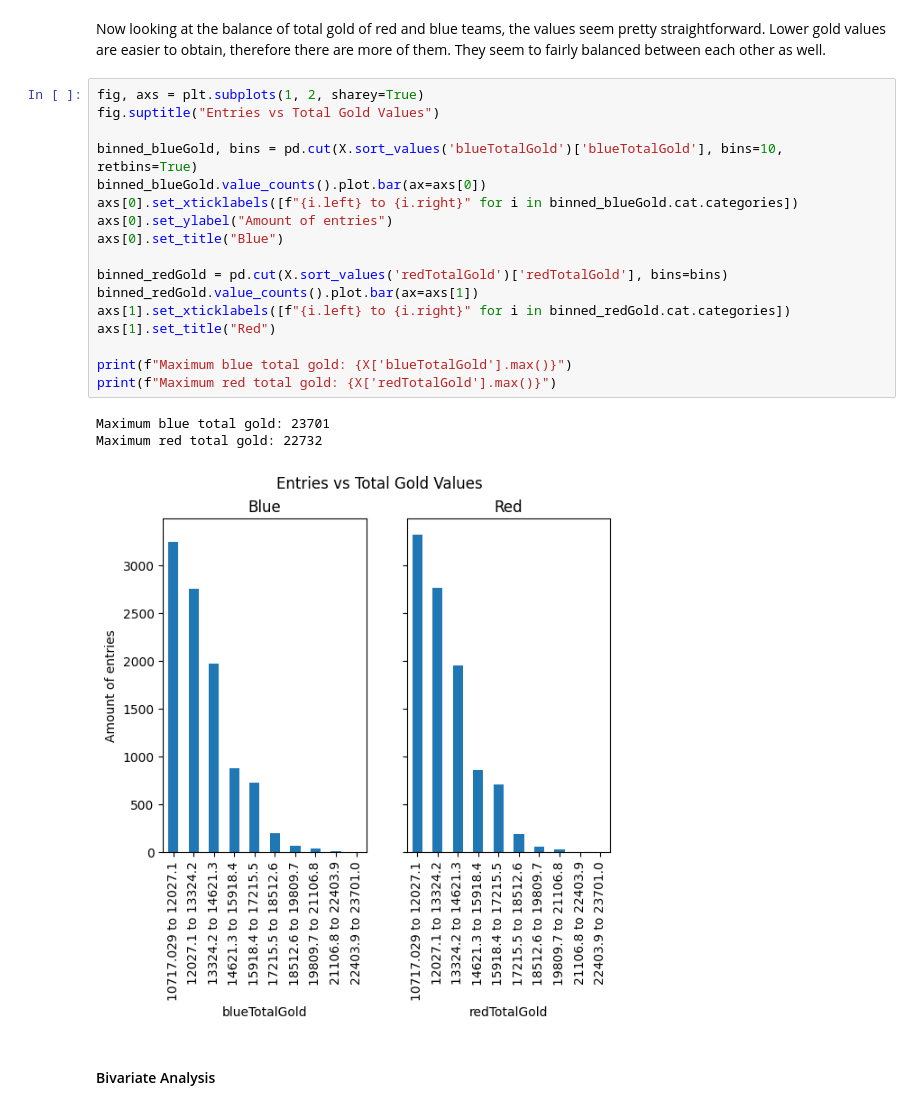
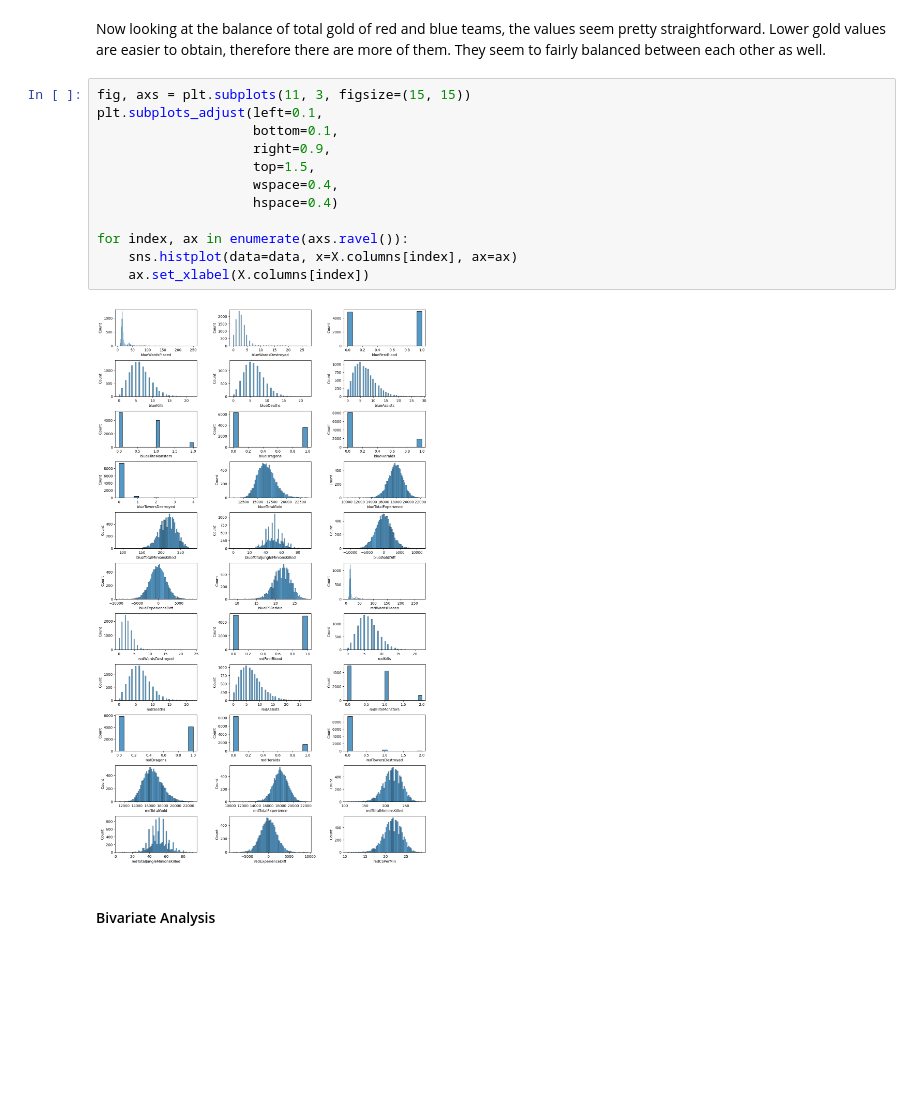
Before and after one commit to DiskoTecha/Lol10MinWinClassification, a Jupyter notebook: Lol10MinWinClassification.ipynb, the cells around one changed output. Cells and saved outputs as stored; diff of their text form; blank space fills up the shorter version.

Commit message:
Create histogram plots for all variables, add new notebook for building new dataset from riot api

```diff
--- a/Lol10MinWinClassification.ipynb
+++ b/Lol10MinWinClassification.ipynb
@@ -171,26 +171,19 @@ Percentage of entries where blueWins is true (== 1): 49.90%
 # %% [markdown]
 Now looking at the balance of total gold of red and blue teams, the values seem pretty straightforward. Lower gold values are easier to obtain, therefore there are more of them. They seem to fairly balanced between each other as well.
 # %%
-fig, axs = plt.subplots(1, 2, sharey=True)
-fig.suptitle("Entries vs Total Gold Values")
+fig, axs = plt.subplots(11, 3, figsize=(15, 15))
+plt.subplots_adjust(left=0.1,
+                    bottom=0.1,
+                    right=0.9,
+                    top=1.5,
+                    wspace=0.4,
+                    hspace=0.4)
 
-binned_blueGold, bins = pd.cut(X.sort_values('blueTotalGold')['blueTotalGold'], bins=10, retbins=True)
-binned_blueGold.value_counts().plot.bar(ax=axs[0])
-axs[0].set_xticklabels([f"{i.left} to {i.right}" for i in binned_blueGold.cat.categories])
-axs[0].set_ylabel("Amount of entries")
-axs[0].set_title("Blue")
-
-binned_redGold = pd.cut(X.sort_values('redTotalGold')['redTotalGold'], bins=bins)
-binned_redGold.value_counts().plot.bar(ax=axs[1])
-axs[1].set_xticklabels([f"{i.left} to {i.right}" for i in binned_redGold.cat.categories])
-axs[1].set_title("Red")
-
-print(f"Maximum blue total gold: {X['blueTotalGold'].max()}")
-print(f"Maximum red total gold: {X['redTotalGold'].max()}")
+for index, ax in enumerate(axs.ravel()):
+    sns.histplot(data=data, x=X.columns[index], ax=ax)
+    ax.set_xlabel(X.columns[index])
 # %% [output]
-Maximum blue total gold: 23701
-Maximum red total gold: 22732
-[figure, old version]
+[figure, new version]
 # %% [markdown]
 <h4>Bivariate Analysis</h4>
 # %%
```
Also changed, not shown: parts of 2 cells of this notebook, 1 other file.
